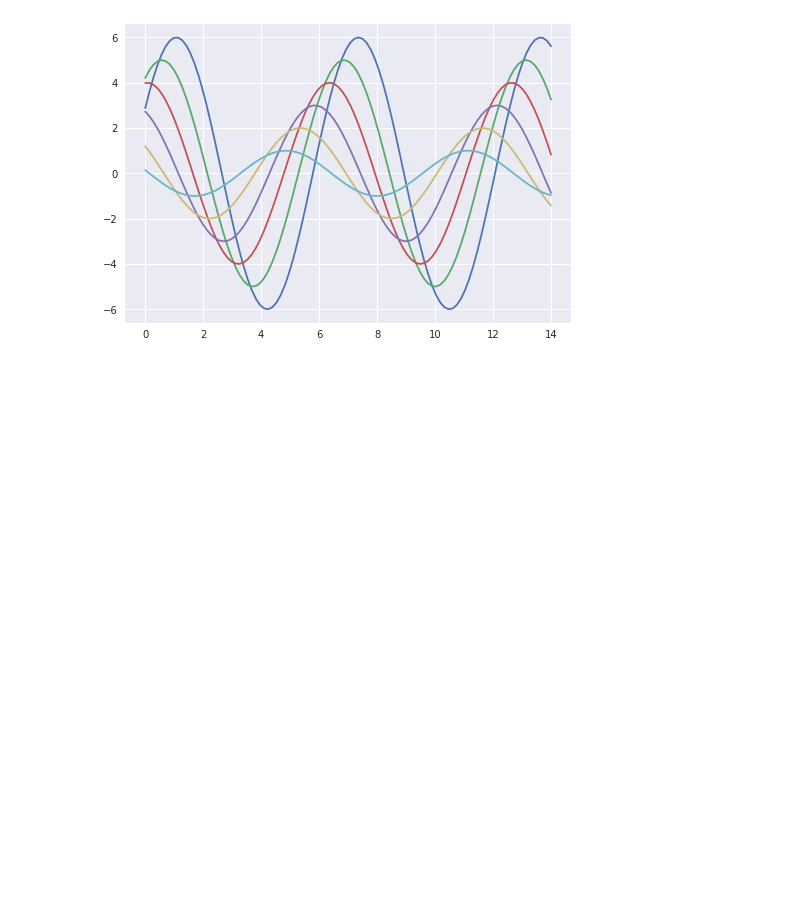
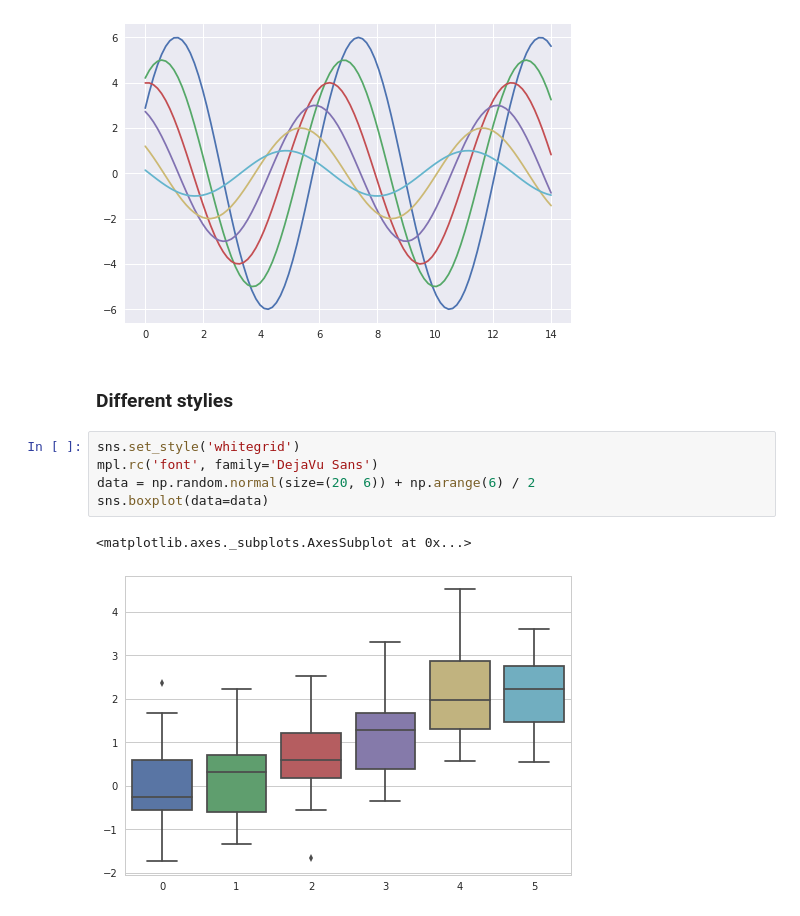
Before and after one commit to hyzhak/seaborn-experiments, a Jupyter notebook: main.ipynb, the cells around one changed output. Cells and saved outputs as stored; diff of their text form; blank space fills up the shorter version.

```diff
--- a/main.ipynb
+++ b/main.ipynb
@@ -24,3 +26,13 @@ mpl.rc('font', family='DejaVu Sans')
 sinplot()
 # %% [output]
 [figure]
+# %% [markdown]
+### Different stylies
+# %%
+sns.set_style('whitegrid')
+mpl.rc('font', family='DejaVu Sans')
+data = np.random.normal(size=(20, 6)) + np.arange(6) / 2
+sns.boxplot(data=data)
+# %% [output]
+<matplotlib.axes._subplots.AxesSubplot at 0x...>
+[figure, added]
```
Also changed, not shown: parts of 9 cells of this notebook.
